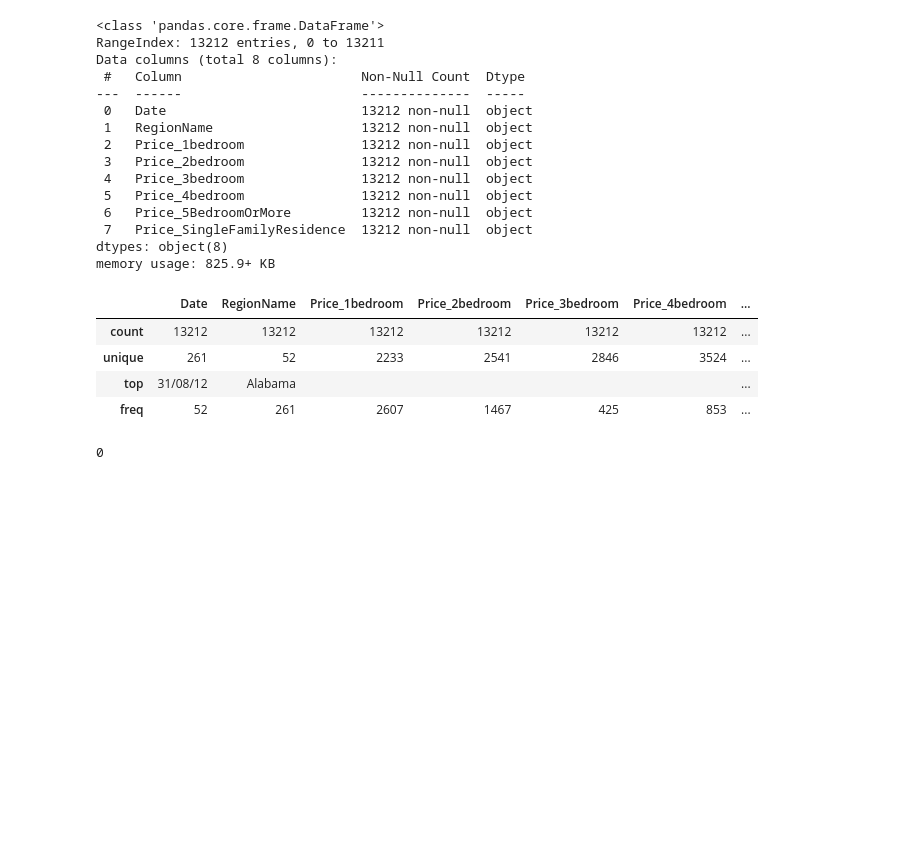
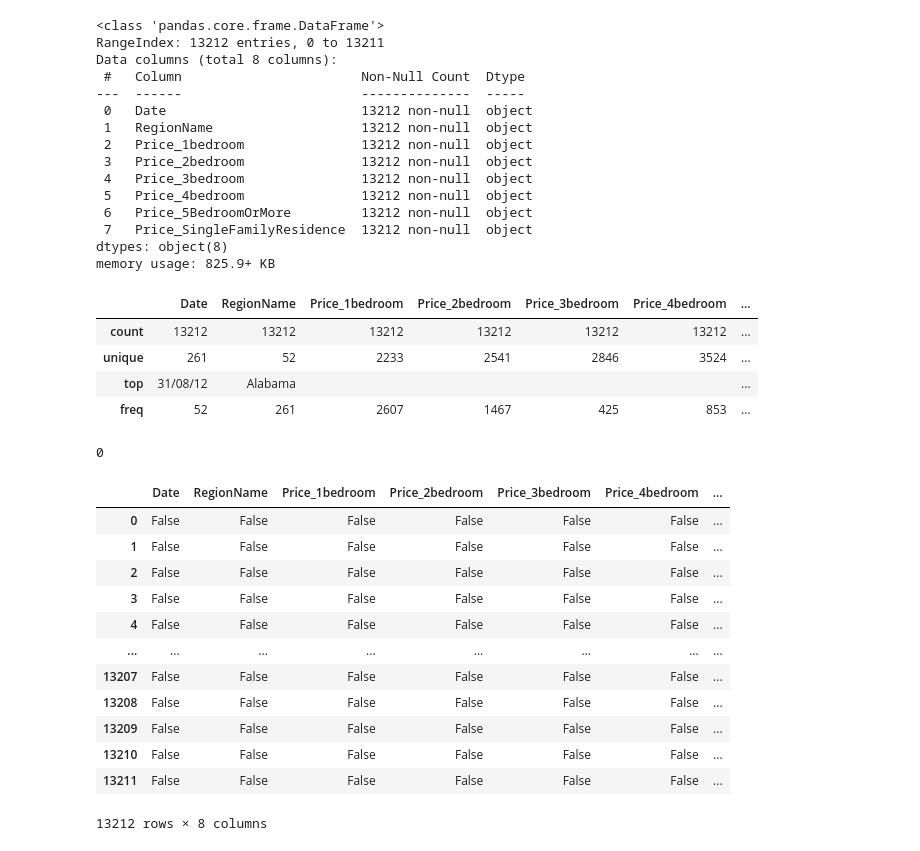
Before and after one commit to MaliheDahmardeh/state-house-price-analysis-SM, a Jupyter notebook: state-house-price-analysis.ipynb, the cells around one changed output. Drawn from its saved outputs; the diff is of its cells as text; code cells hidden in the pictures; blank space fills up the shorter version.

```diff
--- a/state-house-price-analysis.ipynb
+++ b/state-house-price-analysis.ipynb
@@ -87,2 +130,18 @@ df_house_price.duplicated().sum()
 # %% [output]
 0
+# %%
+df.isnull()
+# %% [output]
+|  | Date | RegionName | Price_1bedroom | Price_2bedroom | Price_3bedroom | Price_4bedroom | ... |
+| 0 | False | False | False | False | False | False | ... |
+| 1 | False | False | False | False | False | False | ... |
+| 2 | False | False | False | False | False | False | ... |
+| 3 | False | False | False | False | False | False | ... |
+| 4 | False | False | False | False | False | False | ... |
+| ... | ... | ... | ... | ... | ... | ... | ... |
+| 13207 | False | False | False | False | False | False | ... |
+| 13208 | False | False | False | False | False | False | ... |
+| 13209 | False | False | False | False | False | False | ... |
+| 13210 | False | False | False | False | False | False | ... |
+| 13211 | False | False | False | False | False | False | ... |
+13212 rows × 8 columns
```
Also changed, not shown: parts of 9 cells of this notebook.
